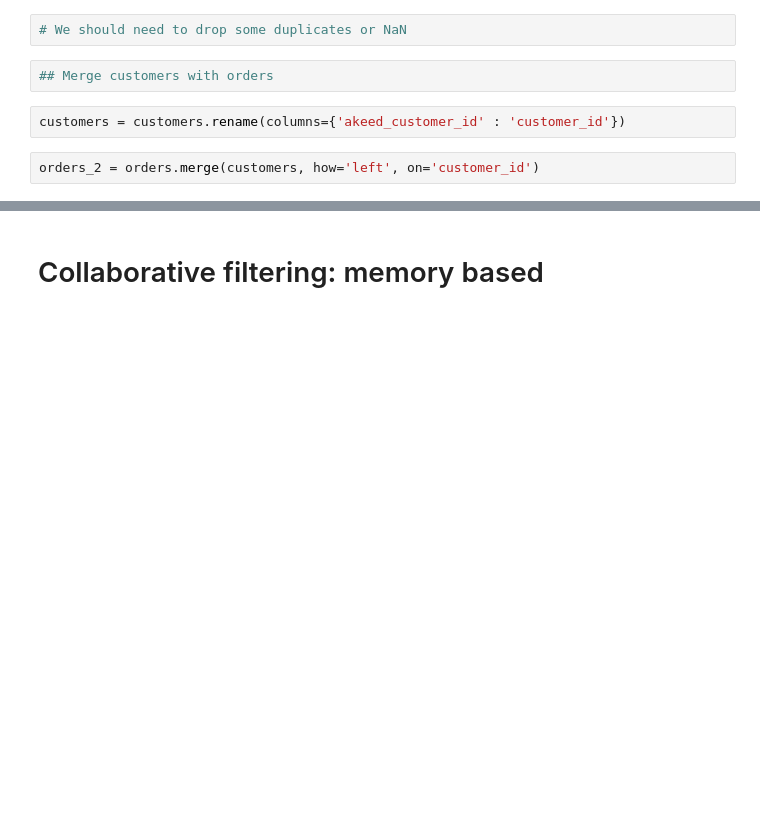
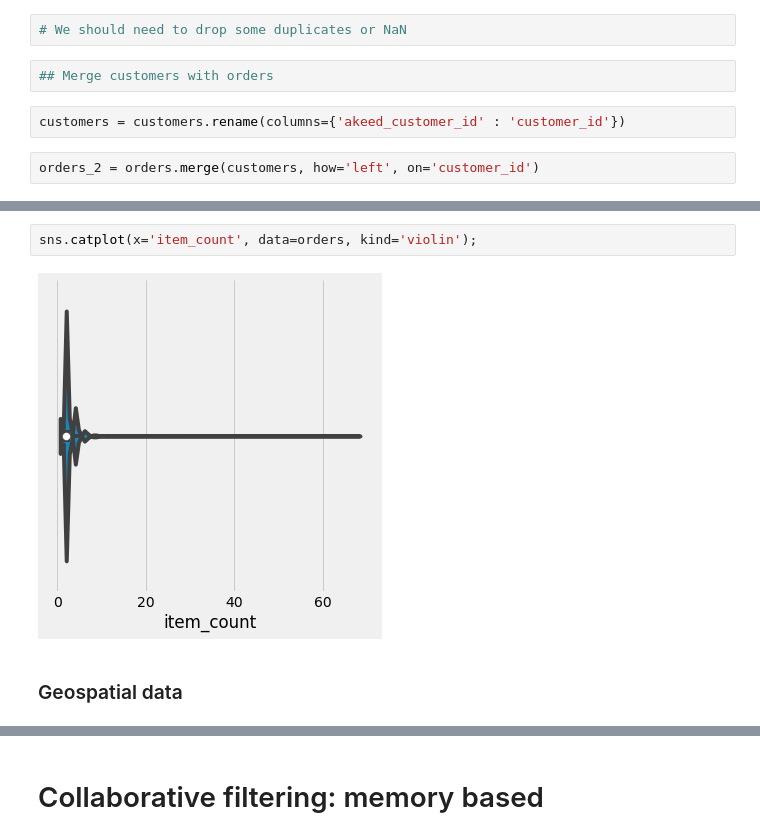
Before and after one commit to AurelSann/Recommendation_challenge, a Jupyter notebook: notebooks/Coco_Data_explo.ipynb, the cells around one changed output, grey strips where cells are left out. Drawn from its saved outputs; the diff is of its cells as text; blank space fills up the shorter version.

```diff
--- a/notebooks/Coco_Data_explo.ipynb
+++ b/notebooks/Coco_Data_explo.ipynb
@@ -85,0 +139,6 @@ ModuleNotFoundError: No module named 'Recommendation_model'
+# %%
+sns.catplot(x='item_count', data=orders, kind='violin');
+# %% [output]
+[figure, added]
+# %% [markdown]
+### Geospatial data
```
Also changed, not shown: parts of 35 cells of this notebook.
